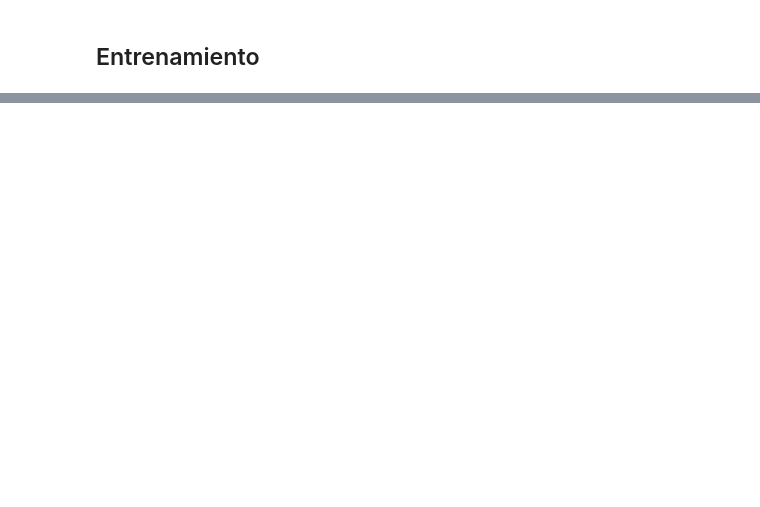
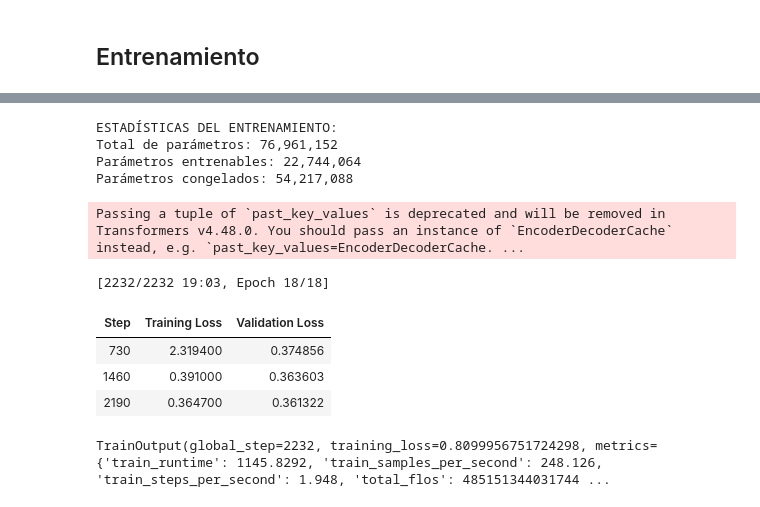
Before and after one commit to 18mgdev/nlp_detox, a Jupyter notebook: nlp_detox.ipynb, the cells around one changed output, grey strips where cells are left out. Saved outputs shown, nothing was run; the diff lists cells and outputs as text; code cells hidden in the pictures; blank space fills up the shorter version.

```diff
--- a/nlp_detox.ipynb
+++ b/nlp_detox.ipynb
@@ -194,7 +115,7 @@ class DetoxificationDataset(torch.utils.data.Dataset):
         item = {key: val[idx].clone().detach() for key, val in self.encodings.items()}
         item['labels'] = self.target_encodings['input_ids'][idx].clone().detach()
         # Reemplazar pad_token_id con -100 para ignorar tokens de relleno en la pérdida
-        item["labels"][item["labels"] == tokenizer.pad_token_id] = -100
+        # item["labels"][item["labels"] == tokenizer.pad_token_id] = -100
 
         return item
 # %%
@@ -343,0 +168,66 @@ KeyboardInterrupt:
+# %%
+
+model = T5ForConditionalGeneration.from_pretrained(model_name)
+
+num_training_layers = 2 # El número de capas que se entrenarán
+
+# Congelar todos los parámetros del modelo
+for param in model.parameters():
+    param.requires_grad = False
+
+# Descongelar las últimas n capas del decoder
+for param in model.decoder.block[-num_training_layers:].parameters():
+    param.requires_grad = True
+
+# Mantener la capa de salida (`lm_head`) entrenable
+for param in model.lm_head.parameters():
+    param.requires_grad = True
+
+total_params = sum(p.numel() for p in model.parameters())
+trainable_params = sum(p.numel() for p in model.parameters() if p.requires_grad)
+
+print("ESTADÍSTICAS DEL ENTRENAMIENTO:")
+print(f"Total de parámetros: {total_params:,}")
+print(f"Parámetros entrenables: {trainable_params:,}")
+print(f"Parámetros congelados: {total_params - trainable_params:,}")
+# %% [output]
+ESTADÍSTICAS DEL ENTRENAMIENTO:
+Total de parámetros: 76,961,152
+Parámetros entrenables: 22,744,064
+Parámetros congelados: 54,217,088
+# %%
+
+training_args = Seq2SeqTrainingArguments(
+    output_dir='./checkpoints',
+    # evaluation_strategy="no",
+    # evaluation_strategy="epoch",
+    evaluation_strategy="steps",
+    eval_steps=146*5, # cada 5 epochs, teniendo batches de 128
+    per_device_train_batch_size=128,
+    per_device_eval_batch_size=128,
+    learning_rate=2e-4,
+    num_train_epochs=18,
+    report_to=["none"], # para no pedir login de 'wandb' y otros
+    # fp16=True, # acelera el entrenaminento pero lo empeora
+)
+
+trainer = Seq2SeqTrainer(
+    model=model,
+    args=training_args,
+    train_dataset=train_dataset,
+    eval_dataset=val_dataset
+)
+# %%
+# epochs = 1
+
+# for _ in range(epochs):
+#     # trainer.evaluate()
+trainer.train()
+# %% [output]
+Passing a tuple of `past_key_values` is deprecated and will be removed in Transformers v4.48.0. You should pass an instance of `EncoderDecoderCache` instead, e.g. `past_key_values=EncoderDecoderCache. ...
+[2232/2232 19:03, Epoch 18/18]
+| Step | Training Loss | Validation Loss |
+| 730 | 2.319400 | 0.374856 |
+| 1460 | 0.391000 | 0.363603 |
+| 2190 | 0.364700 | 0.361322 |
+TrainOutput(global_step=2232, training_loss=0.8099956751724298, metrics={'train_runtime': 1145.8292, 'train_samples_per_second': 248.126, 'train_steps_per_second': 1.948, 'total_flos': 485151344031744 ...
```
Also changed, not shown: parts of 20 cells of this notebook.
